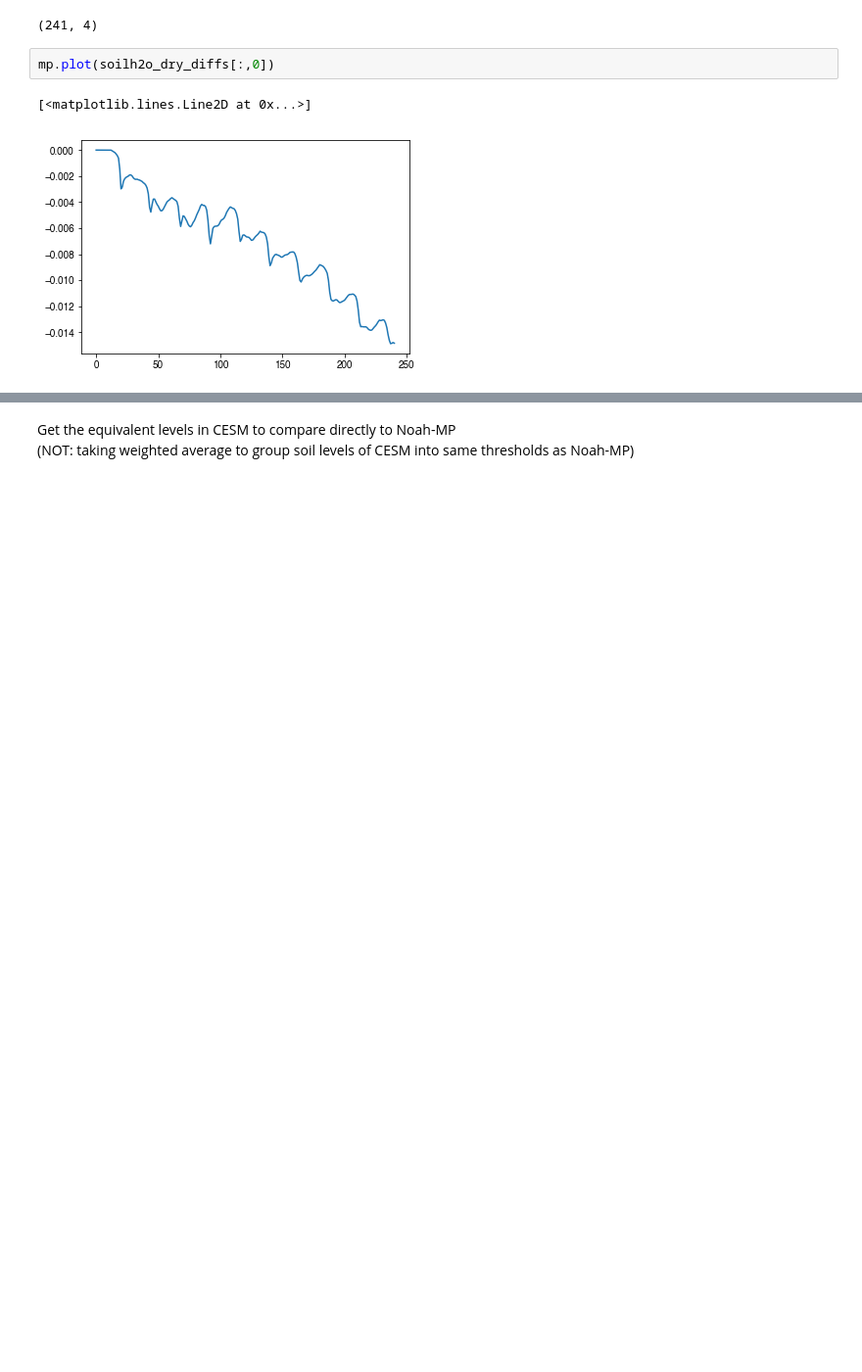
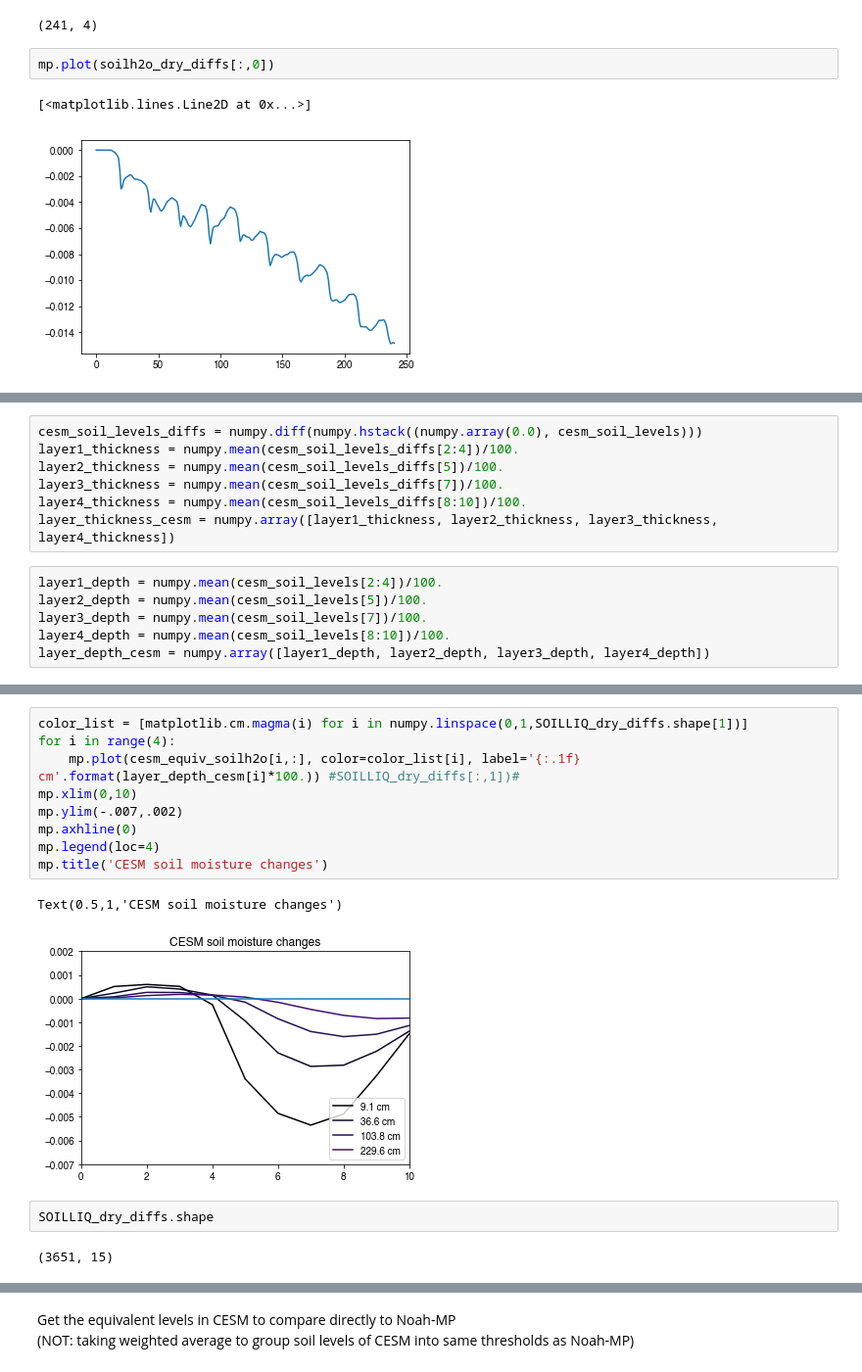
Before and after one commit to bairdlangenbrunner/amazon-phys-response-paper, a Jupyter notebook: scripts/REVISION1_CESM_and_WRF_soil_moisture_runs.ipynb, the cells around one changed output, grey strips where cells are left out. Shown at 98% size. Cells and saved outputs as stored; diff of their text form; blank space fills up the shorter version.

```diff
--- a/scripts/REVISION1_CESM_and_WRF_soil_moisture_runs.ipynb
+++ b/scripts/REVISION1_CESM_and_WRF_soil_moisture_runs.ipynb
@@ -520,0 +586,13 @@ mp.plot(soilh2o_dry_diffs[:,0])
+# %%
+cesm_soil_levels_diffs = numpy.diff(numpy.hstack((numpy.array(0.0), cesm_soil_levels)))
+layer1_thickness = numpy.mean(cesm_soil_levels_diffs[2:4])/100.
+layer2_thickness = numpy.mean(cesm_soil_levels_diffs[5])/100.
+layer3_thickness = numpy.mean(cesm_soil_levels_diffs[7])/100.
+layer4_thickness = numpy.mean(cesm_soil_levels_diffs[8:10])/100.
+layer_thickness_cesm = numpy.array([layer1_thickness, layer2_thickness, layer3_thickness, layer4_thickness])
+# %%
+layer1_depth = numpy.mean(cesm_soil_levels[2:4])/100.
+layer2_depth = numpy.mean(cesm_soil_levels[5])/100.
+layer3_depth = numpy.mean(cesm_soil_levels[7])/100.
+layer4_depth = numpy.mean(cesm_soil_levels[8:10])/100.
+layer_depth_cesm = numpy.array([layer1_depth, layer2_depth, layer3_depth, layer4_depth])
@@ -520,0 +630,16 @@ mp.plot(soilh2o_dry_diffs[:,0])
+# %%
+color_list = [matplotlib.cm.magma(i) for i in numpy.linspace(0,1,SOILLIQ_dry_diffs.shape[1])]
+for i in range(4):
+    mp.plot(cesm_equiv_soilh2o[i,:], color=color_list[i], label='{:.1f} cm'.format(layer_depth_cesm[i]*100.)) #SOILLIQ_dry_diffs[:,1])#
+mp.xlim(0,10)
+mp.ylim(-.007,.002)
+mp.axhline(0)
+mp.legend(loc=4)
+mp.title('CESM soil moisture changes')
+# %% [output]
+Text(0.5,1,'CESM soil moisture changes')
+[figure, added]
+# %%
+SOILLIQ_dry_diffs.shape
+# %% [output]
+(3651, 15)
```
Also changed, not shown: parts of 29 cells of this notebook, 27 other files.
